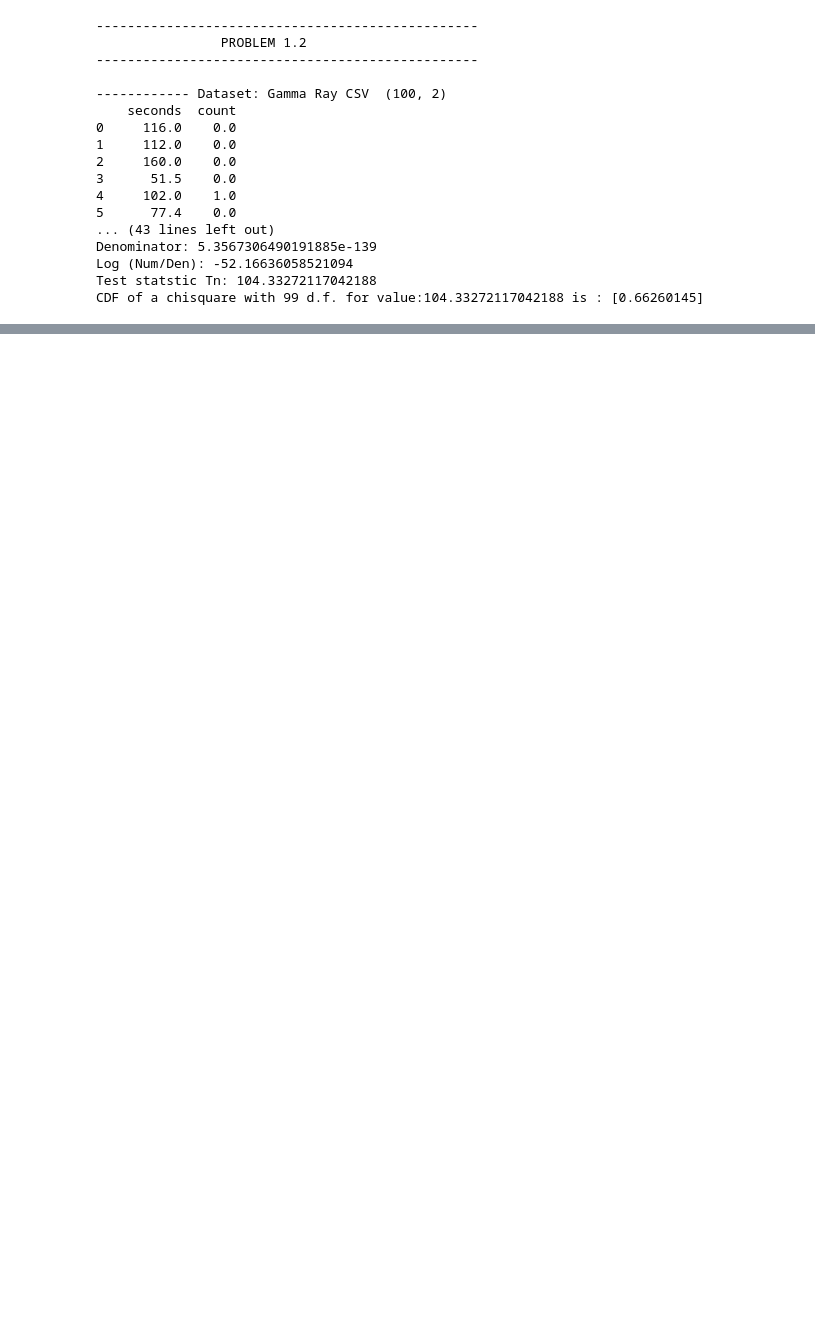
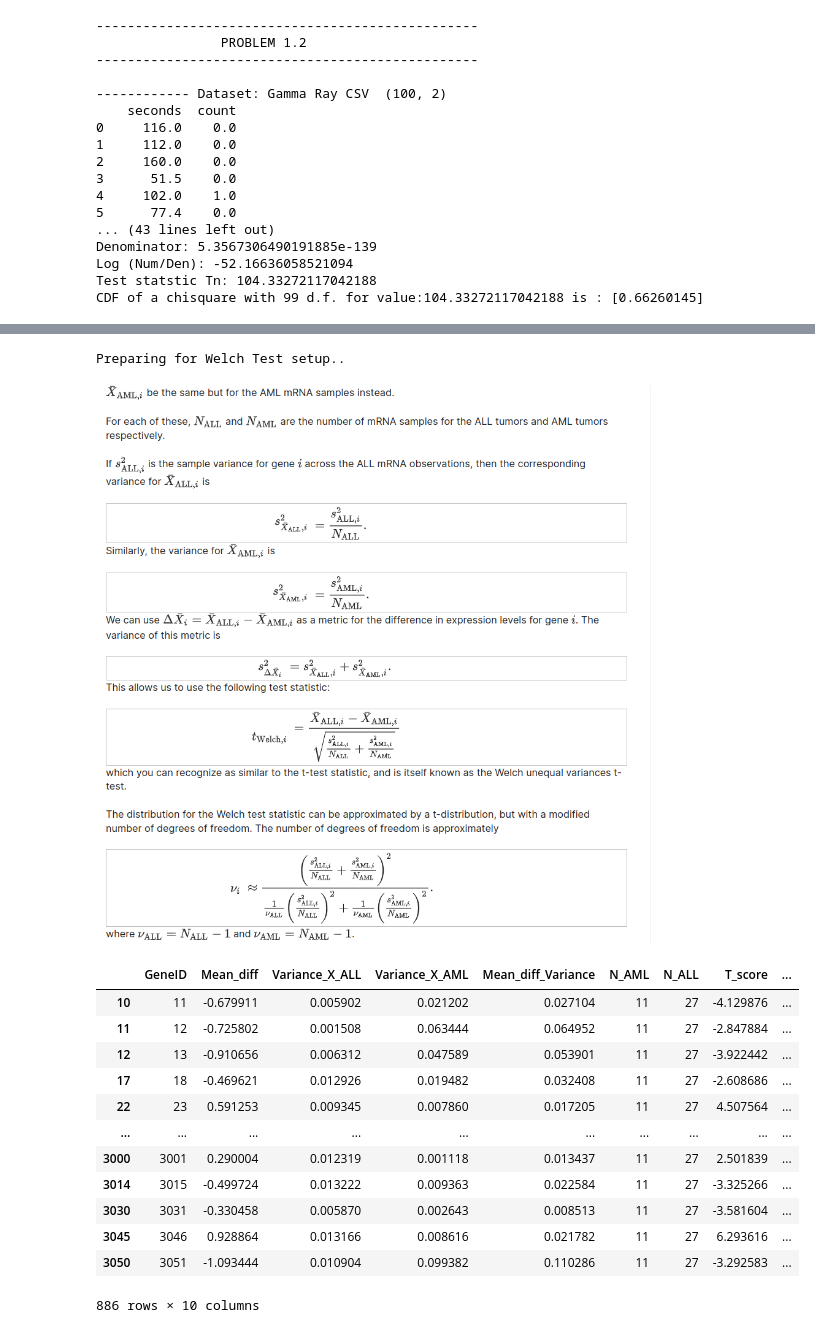
Before and after one commit to valeriog2023/MIT_MicroMaster_in_DS, a Jupyter notebook: DATA_Analysis/Homework1.ipynb, the cells around one changed output, grey strips where cells are left out. Saved outputs shown, nothing was run; the diff lists cells and outputs as text; code cells hidden in the pictures; blank space fills up the shorter version.

```diff
--- a/DATA_Analysis/Homework1.ipynb
+++ b/DATA_Analysis/Homework1.ipynb
@@ -245,0 +226,55 @@ welch_df
+# %%
+
+#
+# The WELCH test is now based on the difference between
+print("Preparing for Welch Test setup..")
+from IPython.display import display
+from PIL import Image
+from math import sqrt
+from scipy.stats import t
+img = Image.open("Homework1/Welch_test_setup.png")
+display(img)
+#
+welch_df = pd.DataFrame()
+welch_df['GeneID'] = df[df.columns.to_list()[0]]
+welch_df['Mean_diff'] = df_ALL['X_ALL']  - df_AML['X_AML']
+welch_df['Variance_X_ALL'] = df_ALL['Variance_X_ALL']
+welch_df['Variance_X_AML'] = df_AML['Variance_X_AML']
+welch_df['Mean_diff_Variance'] = welch_df['Variance_X_ALL'] + welch_df['Variance_X_AML']
+welch_df['N_AML'] = N_AML
+welch_df['N_ALL'] = N_ALL
+
+def T_Welch(row):
+    return row['Mean_diff'] / sqrt(row['Mean_diff_Variance'])
+
+def T_degree(row):
+    num = (row['Variance_X_ALL'] + row['Variance_X_AML'])**2
+    den1 =  (row['Variance_X_ALL']**2) / (row['N_ALL'] -1 )
+    den2 =  (row['Variance_X_AML']**2) / (row['N_AML'] -1 )
+    # return the integer approximation
+    return num/(den1 + den2)
+
+
+welch_df['T_score'] = welch_df.apply(T_Welch, axis=1)
+welch_df['T_approximated_df'] = welch_df.apply(T_degree, axis=1)
+#
+# now we get the t-value fo 2 sided test
+welch_df['p-value'] = t.sf(np.abs(welch_df['T_score']),welch_df['T_approximated_df']) * 2
+significant_welch_df = welch_df[welch_df['p-value'] <= 0.025]
+significant_welch_df
+# %% [output]
+Preparing for Welch Test setup..
+[figure, added]
+|  | GeneID | Mean_diff | Variance_X_ALL | Variance_X_AML | Mean_diff_Variance | N_AML | N_ALL | T_score | ... |
+| 10 | 11 | -0.679911 | 0.005902 | 0.021202 | 0.027104 | 11 | 27 | -4.129876 | ... |
+| 11 | 12 | -0.725802 | 0.001508 | 0.063444 | 0.064952 | 11 | 27 | -2.847884 | ... |
+| 12 | 13 | -0.910656 | 0.006312 | 0.047589 | 0.053901 | 11 | 27 | -3.922442 | ... |
+| 17 | 18 | -0.469621 | 0.012926 | 0.019482 | 0.032408 | 11 | 27 | -2.608686 | ... |
+| 22 | 23 | 0.591253 | 0.009345 | 0.007860 | 0.017205 | 11 | 27 | 4.507564 | ... |
+| ... | ... | ... | ... | ... | ... | ... | ... | ... | ... |
+| 3000 | 3001 | 0.290004 | 0.012319 | 0.001118 | 0.013437 | 11 | 27 | 2.501839 | ... |
+| 3014 | 3015 | -0.499724 | 0.013222 | 0.009363 | 0.022584 | 11 | 27 | -3.325266 | ... |
+| 3030 | 3031 | -0.330458 | 0.005870 | 0.002643 | 0.008513 | 11 | 27 | -3.581604 | ... |
+| 3045 | 3046 | 0.928864 | 0.013166 | 0.008616 | 0.021782 | 11 | 27 | 6.293616 | ... |
+| 3050 | 3051 | -1.093444 | 0.010904 | 0.099382 | 0.110286 | 11 | 27 | -3.292583 | ... |
+886 rows × 10 columns
```
Also changed, not shown: parts of 15 cells of this notebook, 10 other files.
